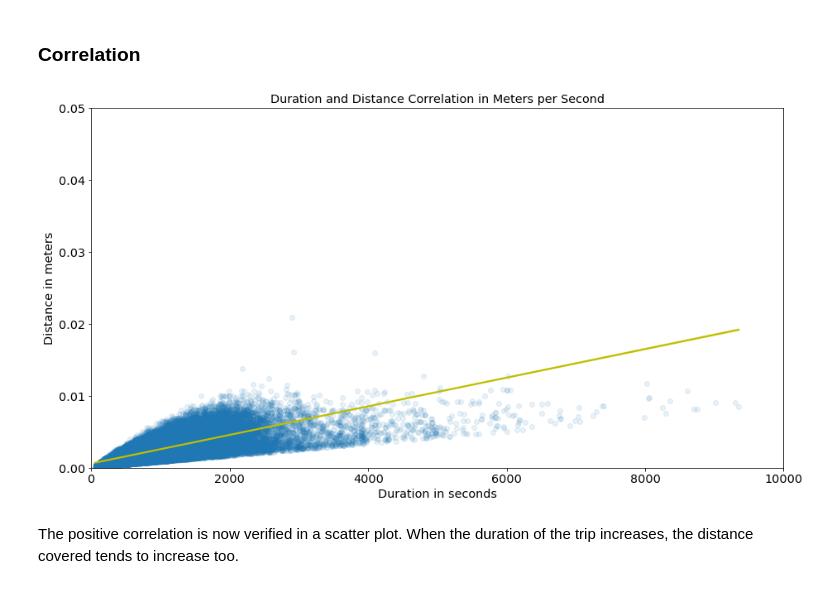
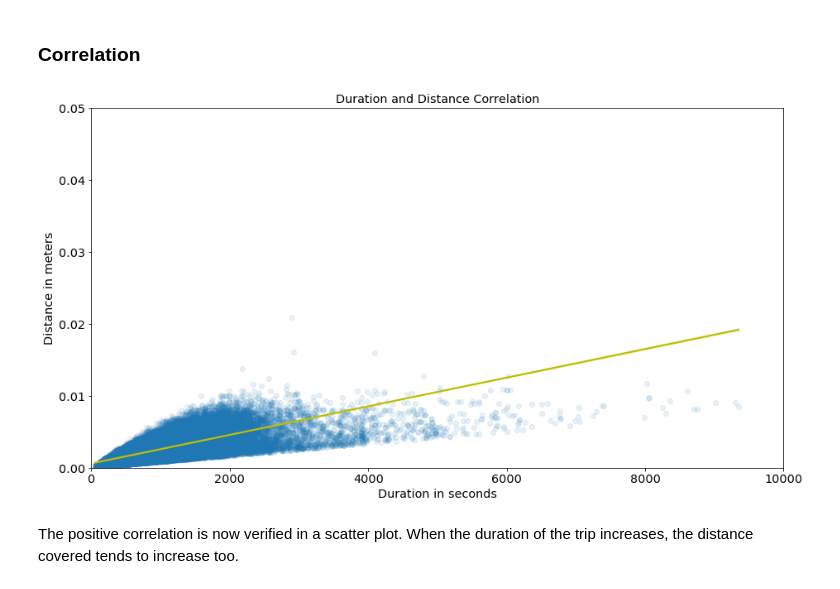
Before and after one commit to eduardopd/udacity-data-analysis-data-visualization, a Jupyter notebook: bay-wheels.ipynb, the cells around one changed output. Cells and saved outputs as stored; diff of their text form; code cells hidden in the pictures.

```diff
--- a/bay-wheels.ipynb
+++ b/bay-wheels.ipynb
@@ -665,24 +669,24 @@ The heatmap between the numeric variables shows us that distance and duration co
 # %%
 # Scatter plot for duration and distance
 
 ds = df_clean_eda['duration_sec']
 dk = df_clean_eda['distance_km']/1000
 
 def graph():
     sb.regplot(ds, dk, color='y', scatter=False);
     sb.regplot(ds, dk, fit_reg=False, scatter_kws = {'alpha':0.1});
     plt.ylabel('Distance in meters')
     plt.xlabel('Duration in seconds')
 
 plt.figure(figsize=[15,8])
 plt.grid(False)
-plt.title('Duration and Distance Correlation in Meters per Second')
+plt.title('Duration and Distance Correlation')
 plt.ylim([0, 0.05])
 plt.xlim([0, 10000])
 
 graph()
 # %% [output]
-[figure, old version]
+[figure, new version]
 # %% [markdown]
 The positive correlation is now verified in a scatter plot. When the duration of the trip increases, the distance covered tends to increase too.
 # %%
```
Also changed, not shown: parts of 4 cells of this notebook.
